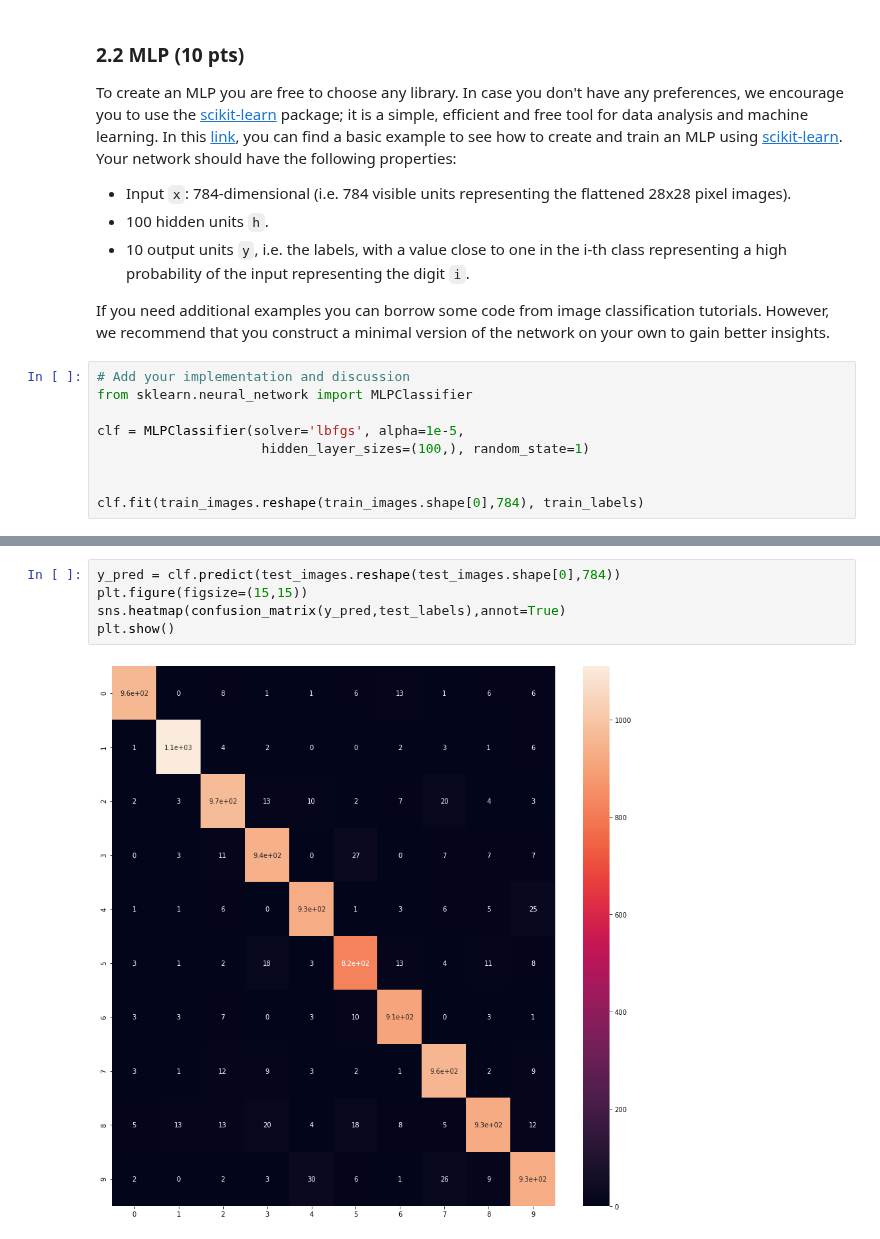
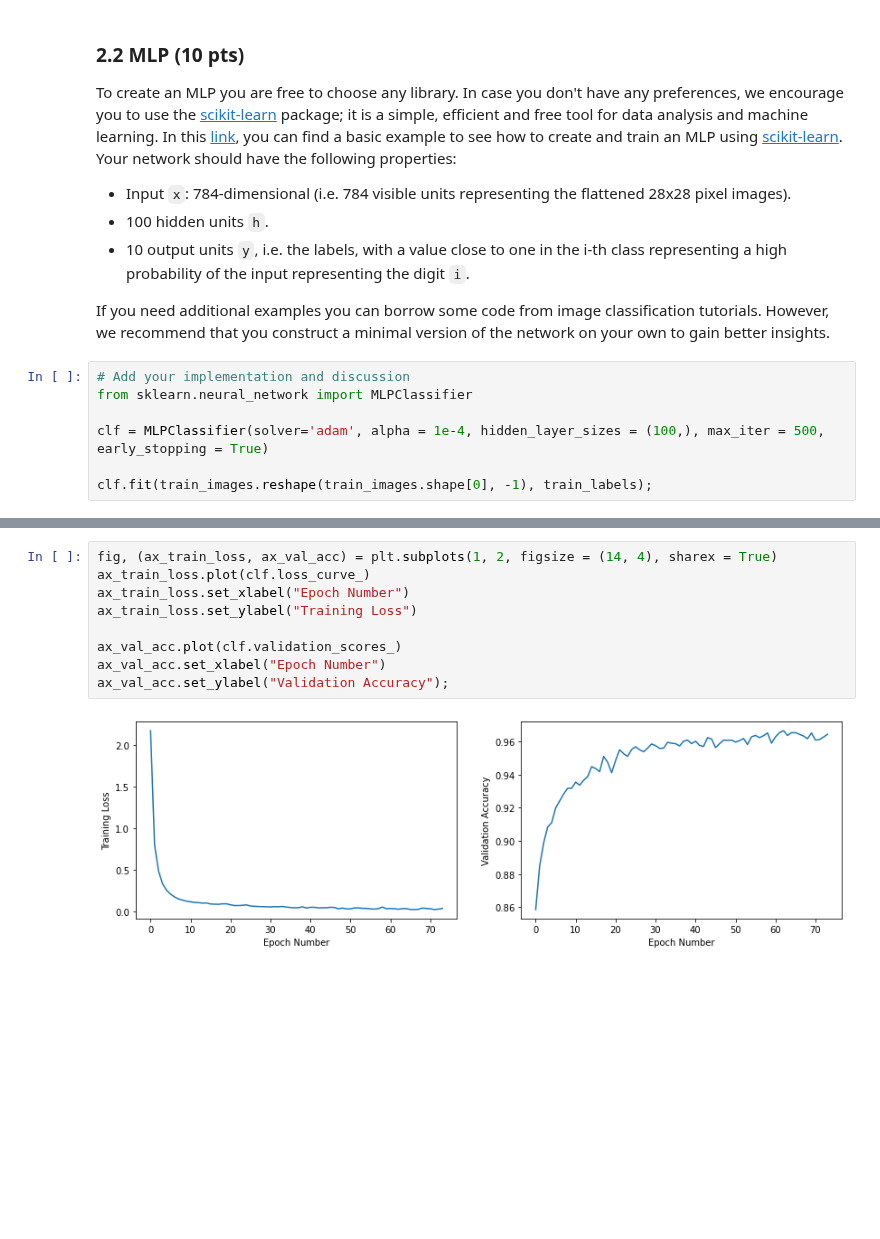
Before and after one commit to Andrea-Oliveri/Image-Processing-Assignements, a Jupyter notebook: Labs/lab_03_classification.ipynb, the cells around one changed output, grey strips where cells are left out. Cells and saved outputs as stored; diff of their text form; blank space fills up the shorter version.

```diff
--- a/Labs/lab_03_classification.ipynb
+++ b/Labs/lab_03_classification.ipynb
@@ -578,8 +584,6 @@ However, we recommend that you construct a minimal version of the network on you
 # Add your implementation and discussion
 from sklearn.neural_network import MLPClassifier
 
-clf = MLPClassifier(solver='lbfgs', alpha=1e-5,
-                     hidden_layer_sizes=(100,), random_state=1)
+clf = MLPClassifier(solver='adam', alpha = 1e-4, hidden_layer_sizes = (100,), max_iter = 500, early_stopping = True)
 
-
-clf.fit(train_images.reshape(train_images.shape[0],784), train_labels)
+clf.fit(train_images.reshape(train_images.shape[0], -1), train_labels);
@@ -593,7 +590,11 @@ MLPClassifier(alpha=1e-05, random_state=1, solver='lbfgs')
-# %%
-y_pred = clf.predict(test_images.reshape(test_images.shape[0],784))
-plt.figure(figsize=(15,15))
-sns.heatmap(confusion_matrix(y_pred,test_labels),annot=True)
-plt.show()
-# %% [output]
-[figure, removed]
+# %%
+fig, (ax_train_loss, ax_val_acc) = plt.subplots(1, 2, figsize = (14, 4), sharex = True)
+ax_train_loss.plot(clf.loss_curve_)
+ax_train_loss.set_xlabel("Epoch Number")
+ax_train_loss.set_ylabel("Training Loss")
+
+ax_val_acc.plot(clf.validation_scores_)
+ax_val_acc.set_xlabel("Epoch Number")
+ax_val_acc.set_ylabel("Validation Accuracy");
+# %% [output]
+[figure, added]
```
Also changed, not shown: parts of 5 cells of this notebook.
